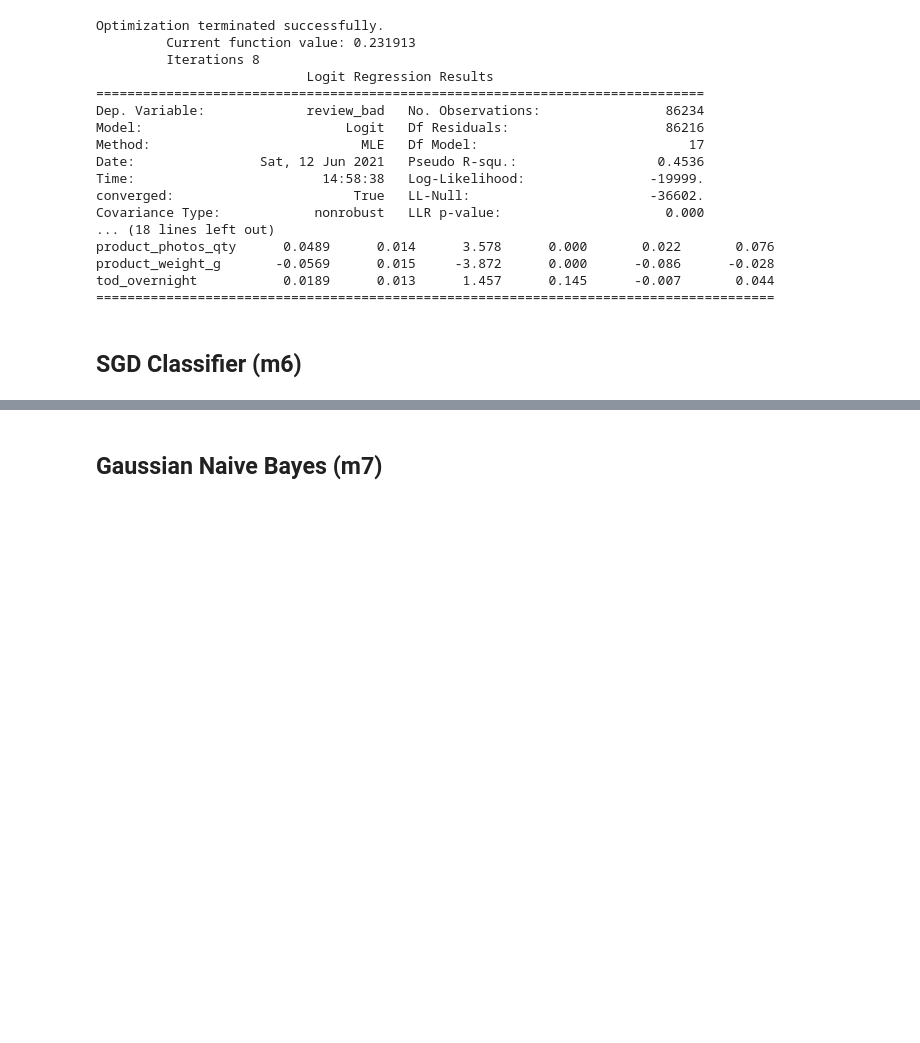
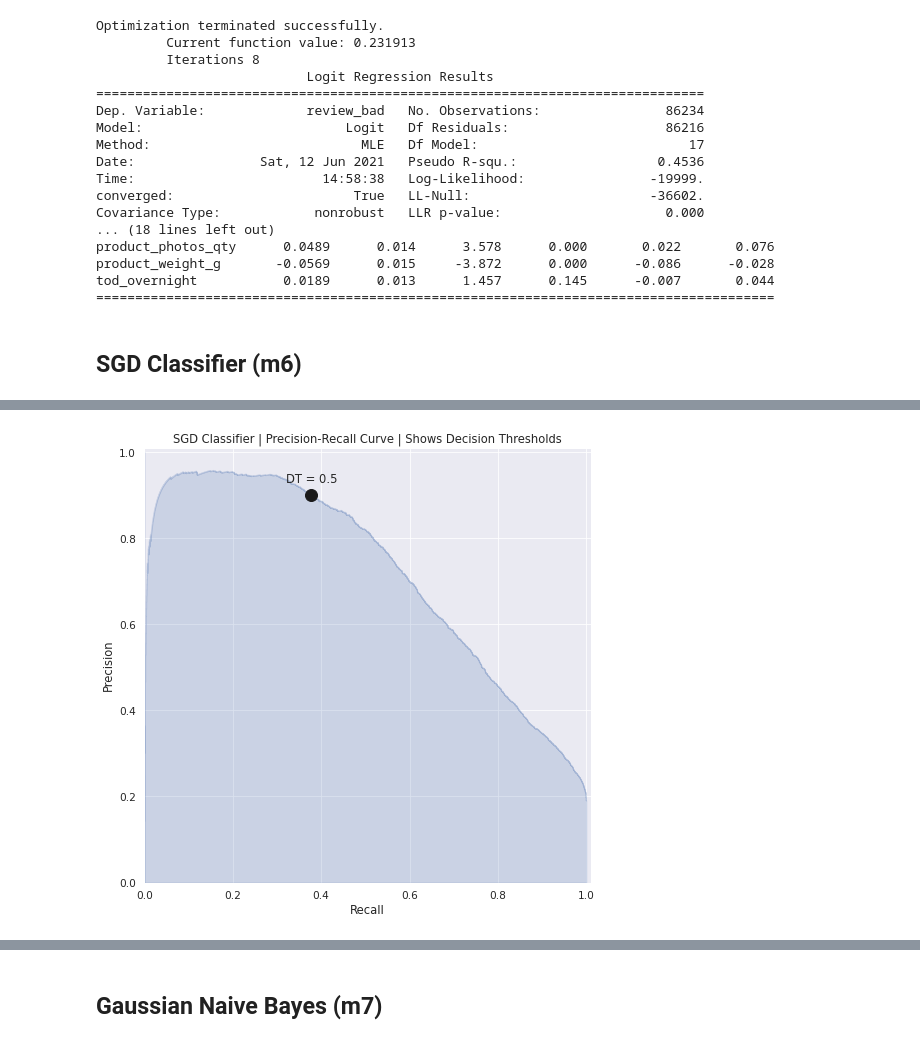
Before and after one commit to cutterback/p05-olist-customer-rating-prediction, a Jupyter notebook: Olist_Customer_Rating_Model.ipynb, the cells around one changed output, grey strips where cells are left out. Saved outputs shown, nothing was run; the diff lists cells and outputs as text; code cells hidden in the pictures; blank space fills up the shorter version.

```diff
--- a/Olist_Customer_Rating_Model.ipynb
+++ b/Olist_Customer_Rating_Model.ipynb
@@ -1762,10 +1872,12 @@ display_class_report(y_test, y_hat_test6)
 # %%
 # generate SGD Classifier predict probabilities; store precision-recall curve values
-y_hat_prob_test6 = best_model_sgd.predict_proba(X_test)[:, 1]
-p6, r6, thresholds6 = precision_recall_curve(y_test, y_hat_prob_test5)
+y_hat_prob_test6 = best_model_sgd.predict_proba(X_test_scaled)[:, 1]
+p6, r6, thresholds6 = precision_recall_curve(y_test, y_hat_prob_test6)
 
 # plot precision-recall curve for baseline decision threshold 0.5
 plot_pr_curve(p6, r6, thresholds6, 'SGD Classifier', dt=[0.5])
+# %% [output]
+[figure, added]
 # %%
 # plot precision and recall against decision threshold options
 plot_pr_vs_dt(p6, r6, thresholds6, 'SGD Classifier')
```
Also changed, not shown: parts of 39 cells of this notebook.
